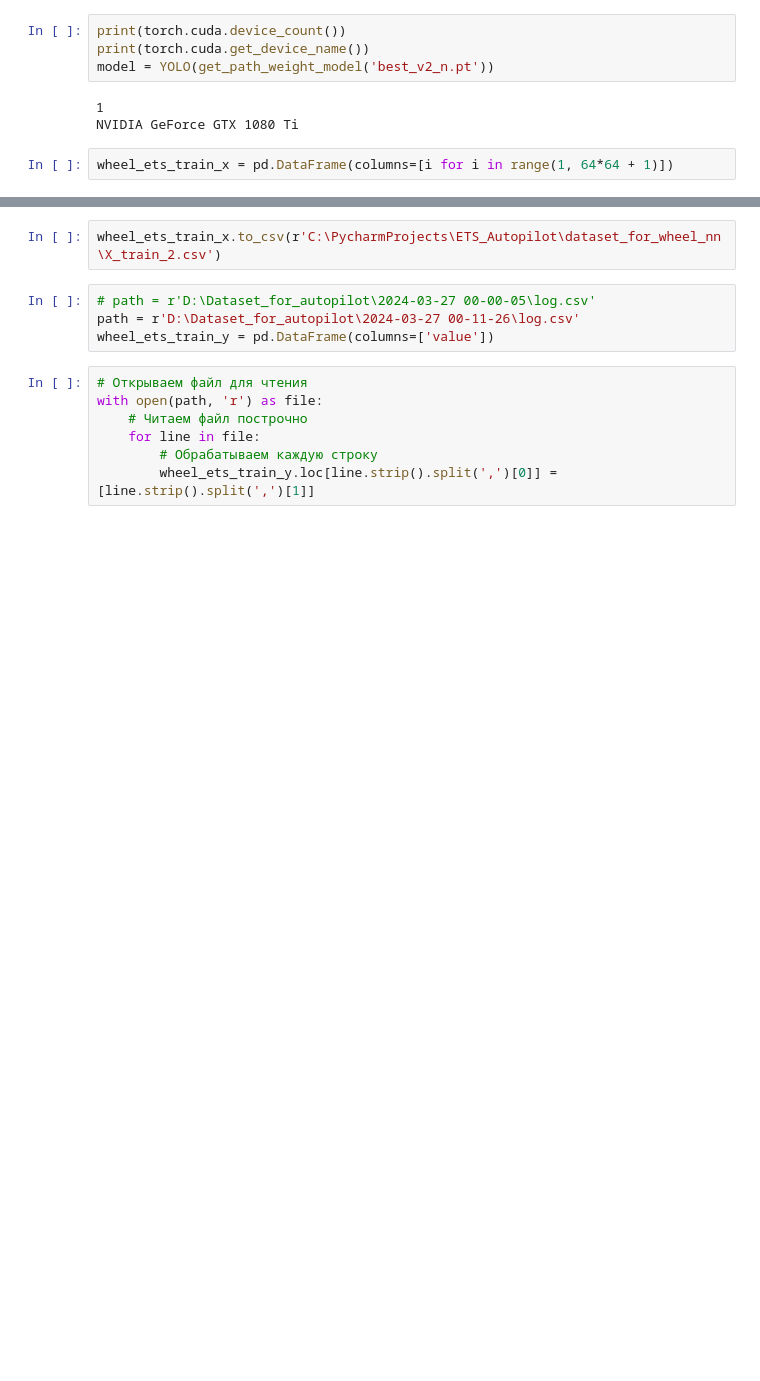
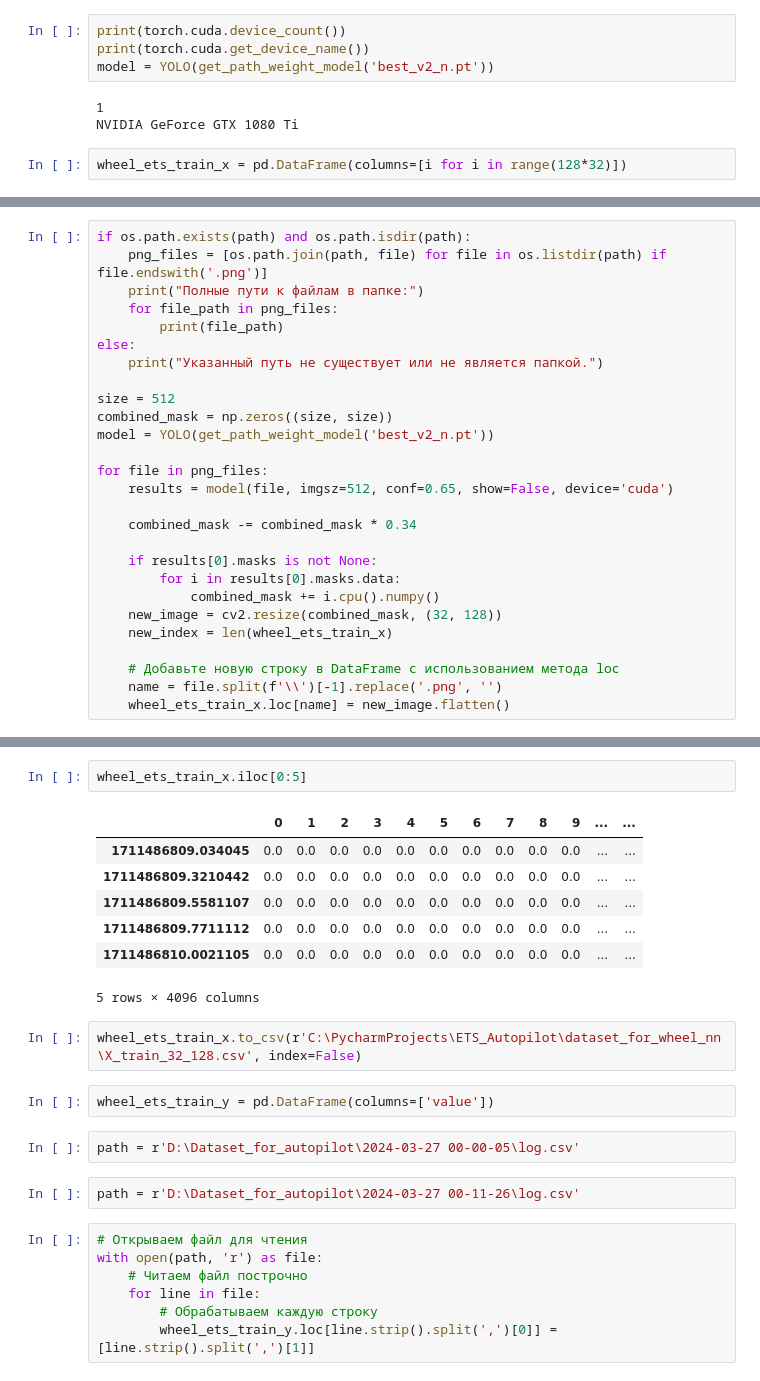
Before and after one commit to FilippYV/ETS_Autopilot, a Jupyter notebook: code_programm/whel_neural_network/dataset.ipynb, the cells around one changed output, grey strips where cells are left out. Cells and saved outputs as stored; diff of their text form; blank space fills up the shorter version.

```diff
--- a/code_programm/whel_neural_network/dataset.ipynb
+++ b/code_programm/whel_neural_network/dataset.ipynb
@@ -46,4 +17,4 @@ model = YOLO(get_path_weight_model('best_v2_n.pt'))
 1
 NVIDIA GeForce GTX 1080 Ti
 # %%
-wheel_ets_train_x = pd.DataFrame(columns=[i for i in range(1, 64*64 + 1)])
+wheel_ets_train_x = pd.DataFrame(columns=[i for i in range(128*32)])
@@ -85,0 +25,27 @@ Speed: 1.0ms preprocess, 9.0ms inference, 3.0ms postprocess per image at shape (
+# %%
+if os.path.exists(path) and os.path.isdir(path):
+    png_files = [os.path.join(path, file) for file in os.listdir(path) if file.endswith('.png')]
+    print("Полные пути к файлам в папке:")
+    for file_path in png_files:
+        print(file_path)
+else:
+    print("Указанный путь не существует или не является папкой.")
+
+size = 512
+combined_mask = np.zeros((size, size))
+model = YOLO(get_path_weight_model('best_v2_n.pt'))
+
+for file in png_files:
+    results = model(file, imgsz=512, conf=0.65, show=False, device='cuda')
+
+    combined_mask -= combined_mask * 0.34
+
+    if results[0].masks is not None:
+        for i in results[0].masks.data:
+            combined_mask += i.cpu().numpy()
+    new_image = cv2.resize(combined_mask, (32, 128))
+    new_index = len(wheel_ets_train_x)
+
+    # Добавьте новую строку в DataFrame с использованием метода loc
+    name = file.split(f'\\')[-1].replace('.png', '')
+    wheel_ets_train_x.loc[name] = new_image.flatten()
@@ -112,9 +74,21 @@ Speed: 1.0ms preprocess, 9.0ms inference, 3.0ms postprocess per image at shape (
+# %%
+wheel_ets_train_x.iloc[0:5]
+# %% [output]
+|  | 0 | 1 | 2 | 3 | 4 | 5 | 6 | 7 | 8 | 9 | ... | ... |
+| 1711486809.034045 | 0.0 | 0.0 | 0.0 | 0.0 | 0.0 | 0.0 | 0.0 | 0.0 | 0.0 | 0.0 | ... | ... |
+| 1711486809.3210442 | 0.0 | 0.0 | 0.0 | 0.0 | 0.0 | 0.0 | 0.0 | 0.0 | 0.0 | 0.0 | ... | ... |
+| 1711486809.5581107 | 0.0 | 0.0 | 0.0 | 0.0 | 0.0 | 0.0 | 0.0 | 0.0 | 0.0 | 0.0 | ... | ... |
+| 1711486809.7711112 | 0.0 | 0.0 | 0.0 | 0.0 | 0.0 | 0.0 | 0.0 | 0.0 | 0.0 | 0.0 | ... | ... |
+| 1711486810.0021105 | 0.0 | 0.0 | 0.0 | 0.0 | 0.0 | 0.0 | 0.0 | 0.0 | 0.0 | 0.0 | ... | ... |
+5 rows × 4096 columns
 # %%
-wheel_ets_train_x.to_csv(r'C:\PycharmProjects\ETS_Autopilot\dataset_for_wheel_nn\X_train_2.csv')
+wheel_ets_train_x.to_csv(r'C:\PycharmProjects\ETS_Autopilot\dataset_for_wheel_nn\X_train_32_128.csv', index=False)
-# %%
-# path = r'D:\Dataset_for_autopilot\2024-03-27 00-00-05\log.csv'
-path = r'D:\Dataset_for_autopilot\2024-03-27 00-11-26\log.csv'
-wheel_ets_train_y = pd.DataFrame(columns=['value'])
+# %%
+wheel_ets_train_y = pd.DataFrame(columns=['value'])
+# %%
+path = r'D:\Dataset_for_autopilot\2024-03-27 00-00-05\log.csv'
+# %%
+path = r'D:\Dataset_for_autopilot\2024-03-27 00-11-26\log.csv'
 # %%
 # Открываем файл для чтения
 with open(path, 'r') as file:
```
Also changed, not shown: parts of 14 cells of this notebook, 16 other files.
